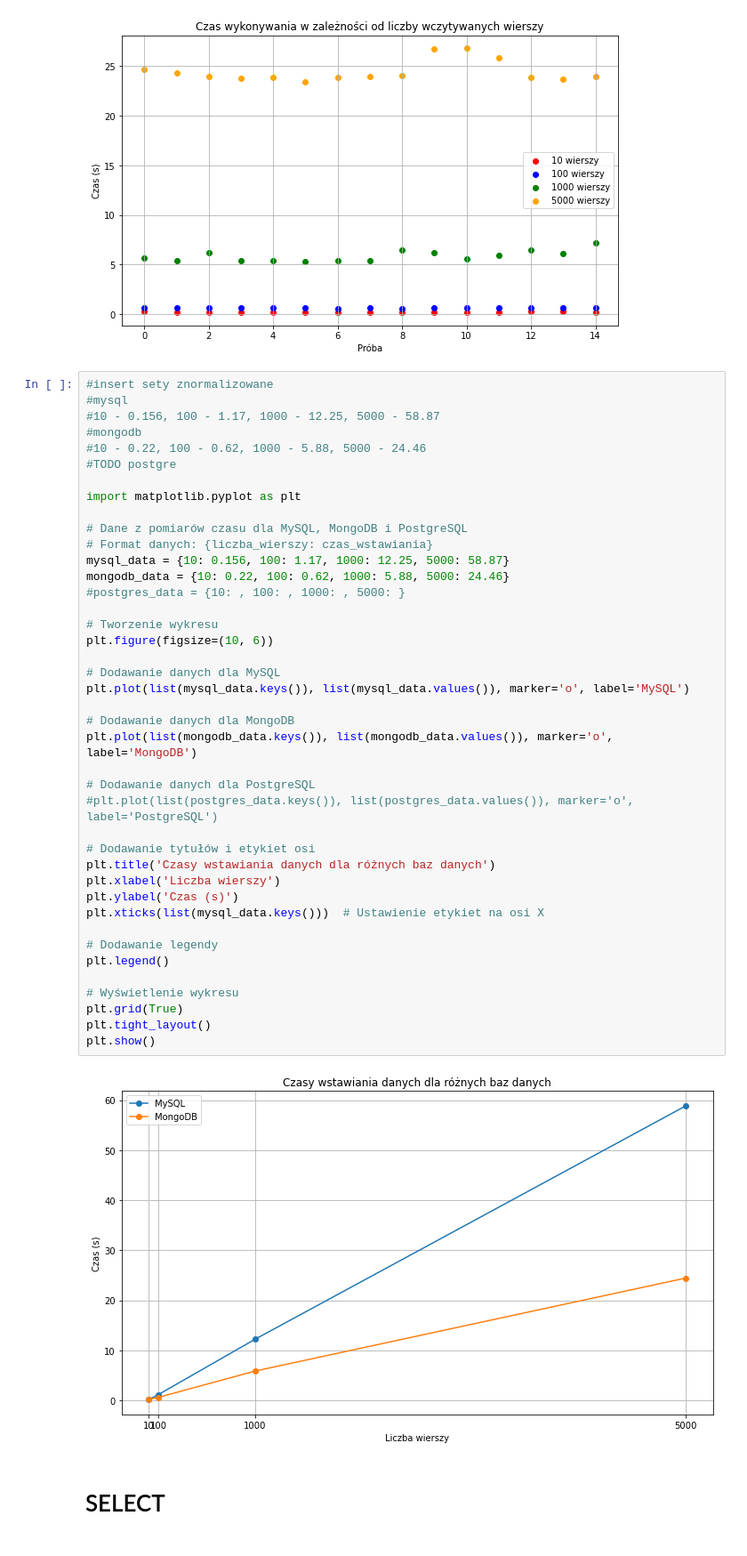
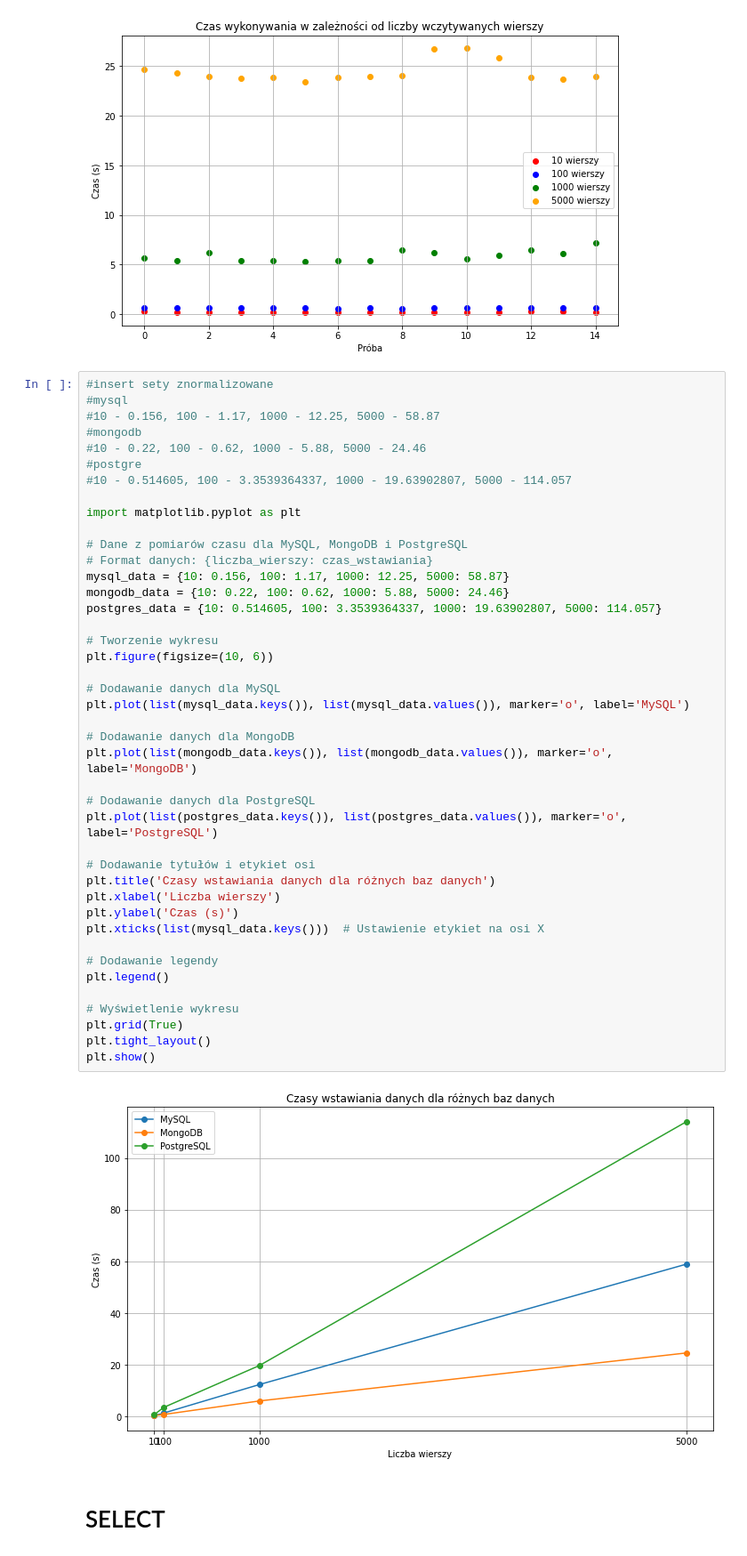
Before and after one commit to mpiwkoPK/ZTBD-project, a Jupyter notebook: wykresiki.ipynb, the cells around one changed output. Shown: that part at 89% size. Drawn from its saved outputs; the diff is of its cells as text.

```diff
--- a/wykresiki.ipynb
+++ b/wykresiki.ipynb
@@ -143,43 +143,44 @@ plt.show()
 #10 - 0.156, 100 - 1.17, 1000 - 12.25, 5000 - 58.87
 #mongodb
 #10 - 0.22, 100 - 0.62, 1000 - 5.88, 5000 - 24.46
-#TODO postgre
+#postgre
+#10 - 0.514605, 100 - 3.3539364337, 1000 - 19.63902807, 5000 - 114.057
 
 import matplotlib.pyplot as plt
 
 # Dane z pomiarów czasu dla MySQL, MongoDB i PostgreSQL
 # Format danych: {liczba_wierszy: czas_wstawiania}
 mysql_data = {10: 0.156, 100: 1.17, 1000: 12.25, 5000: 58.87}
 mongodb_data = {10: 0.22, 100: 0.62, 1000: 5.88, 5000: 24.46}
-#postgres_data = {10: , 100: , 1000: , 5000: }
+postgres_data = {10: 0.514605, 100: 3.3539364337, 1000: 19.63902807, 5000: 114.057}
 
 # Tworzenie wykresu
 plt.figure(figsize=(10, 6))
 
 # Dodawanie danych dla MySQL
 plt.plot(list(mysql_data.keys()), list(mysql_data.values()), marker='o', label='MySQL')
 
 # Dodawanie danych dla MongoDB
 plt.plot(list(mongodb_data.keys()), list(mongodb_data.values()), marker='o', label='MongoDB')
 
 # Dodawanie danych dla PostgreSQL
-#plt.plot(list(postgres_data.keys()), list(postgres_data.values()), marker='o', label='PostgreSQL')
+plt.plot(list(postgres_data.keys()), list(postgres_data.values()), marker='o', label='PostgreSQL')
 
 # Dodawanie tytułów i etykiet osi
 plt.title('Czasy wstawiania danych dla różnych baz danych')
 plt.xlabel('Liczba wierszy')
 plt.ylabel('Czas (s)')
 plt.xticks(list(mysql_data.keys()))  # Ustawienie etykiet na osi X
 
 # Dodawanie legendy
 plt.legend()
 
 # Wyświetlenie wykresu
 plt.grid(True)
 plt.tight_layout()
 plt.show()
 # %% [output]
-[figure, old version]
+[figure, new version]
 # %% [markdown]
 # SELECT
 # %%
```
Also changed, not shown: parts of 10 cells of this notebook, 2 other files.
